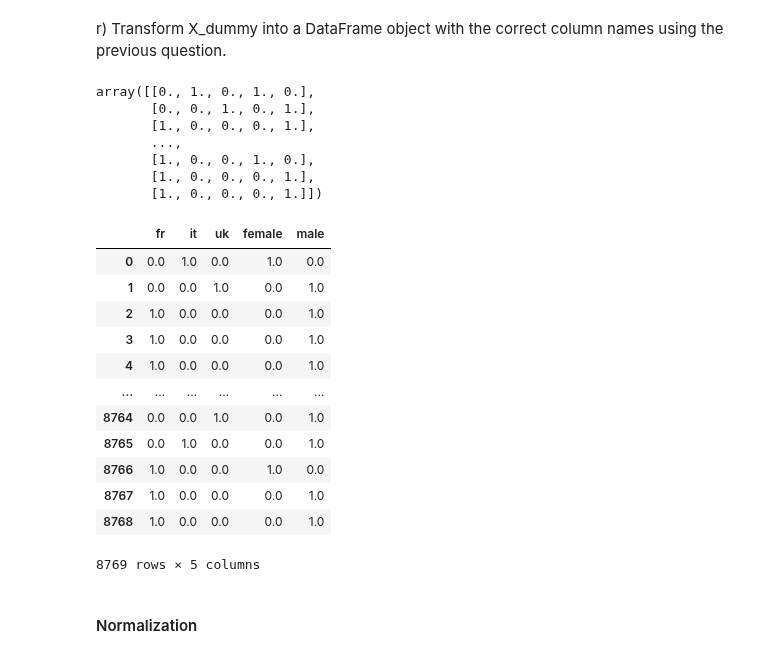
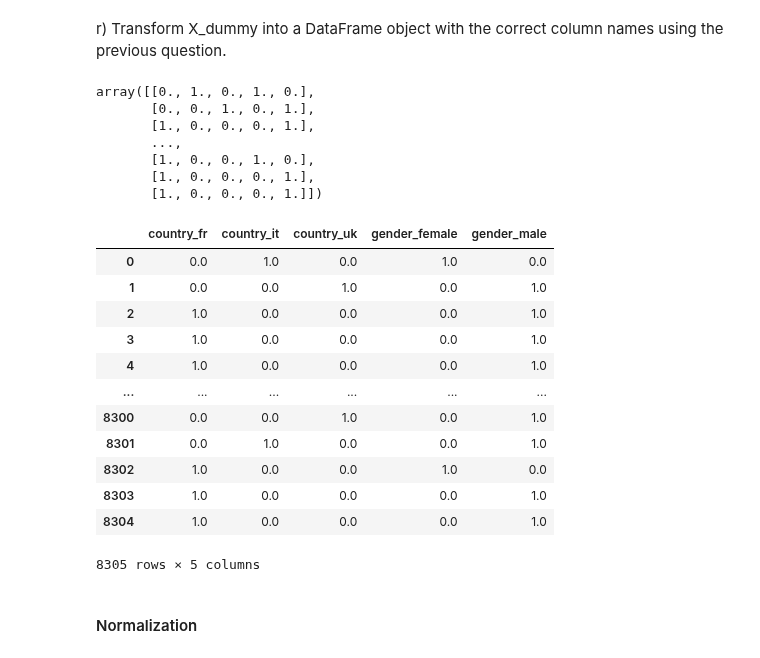
Before and after one commit to Gachdel/Python-LeWagon, a Jupyter notebook: 6_Machine_Learning_1/Intro_to_ML_Challenges.ipynb, the cells around one changed output. Cells and saved outputs as stored; diff of their text form; code cells hidden in the pictures.

```diff
--- a/6_Machine_Learning_1/Intro_to_ML_Challenges.ipynb
+++ b/6_Machine_Learning_1/Intro_to_ML_Challenges.ipynb
@@ -124,7 +148,7 @@
 display(df.average_price.value_counts().sort_index())
 # Delete rows with average_price = 0 or negative
 print(f"len(df): {len(df)}")
-mask = (df.average_price.isna()) | (df.average_price > 0)
+mask = df.average_price > 0
 # Add .copy() to make sure that df_cleaned is a copy, not a view
 df_cleaned = df.loc[mask, :].copy()
 print(f"len(df_cleaned): {len(df_cleaned)}")
@@ -321,30 +345,29 @@ print(dummy_cols)
 r) Transform X_dummy into a DataFrame object with the correct column names using the previous question.
 # %%
 X_dummy = encoder.transform(x[["country", "gender"]])
-display(X_dummy)
-X_dummy_df = pd.DataFrame(X_dummy, columns=dummy_cols)
+X_dummy_df = pd.DataFrame(X_dummy, columns=encoder.get_feature_names_out())
 display(X_dummy_df)
 # %% [output]
 array([[0., 1., 0., 1., 0.],
        [0., 0., 1., 0., 1.],
        [1., 0., 0., 0., 1.],
        ...,
        [1., 0., 0., 1., 0.],
        [1., 0., 0., 0., 1.],
        [1., 0., 0., 0., 1.]])
-|  | fr | it | uk | female | male |
+|  | country_fr | country_it | country_uk | gender_female | gender_male |
 | 0 | 0.0 | 1.0 | 0.0 | 1.0 | 0.0 |
 | 1 | 0.0 | 0.0 | 1.0 | 0.0 | 1.0 |
 | 2 | 1.0 | 0.0 | 0.0 | 0.0 | 1.0 |
 | 3 | 1.0 | 0.0 | 0.0 | 0.0 | 1.0 |
 | 4 | 1.0 | 0.0 | 0.0 | 0.0 | 1.0 |
 | ... | ... | ... | ... | ... | ... |
-| 8764 | 0.0 | 0.0 | 1.0 | 0.0 | 1.0 |
-| 8765 | 0.0 | 1.0 | 0.0 | 0.0 | 1.0 |
-| 8766 | 1.0 | 0.0 | 0.0 | 1.0 | 0.0 |
-| 8767 | 1.0 | 0.0 | 0.0 | 0.0 | 1.0 |
-| 8768 | 1.0 | 0.0 | 0.0 | 0.0 | 1.0 |
+| 8300 | 0.0 | 0.0 | 1.0 | 0.0 | 1.0 |
+| 8301 | 0.0 | 1.0 | 0.0 | 0.0 | 1.0 |
+| 8302 | 1.0 | 0.0 | 0.0 | 1.0 | 0.0 |
+| 8303 | 1.0 | 0.0 | 0.0 | 0.0 | 1.0 |
+| 8304 | 1.0 | 0.0 | 0.0 | 0.0 | 1.0 |
-8769 rows × 5 columns
+8305 rows × 5 columns
 # %% [markdown]
 #### Normalization
 # %% [markdown]
```
Also changed, not shown: parts of 26 cells of this notebook.
